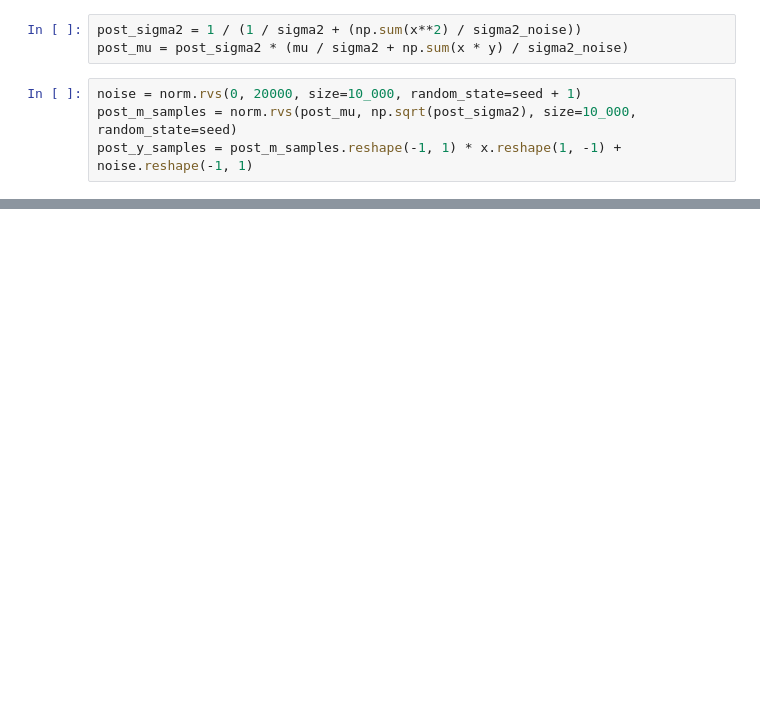
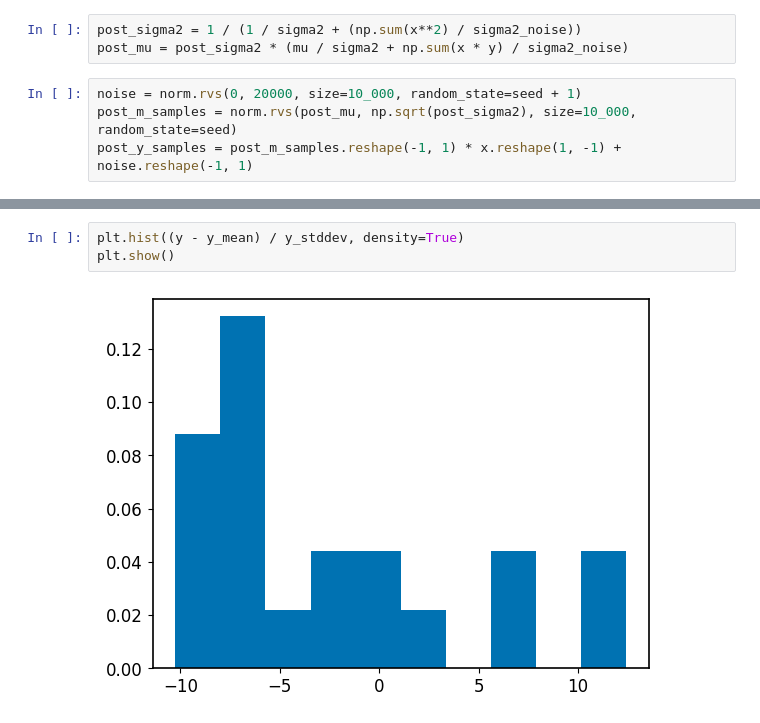
Before and after one commit to KrisNguyen135/Grokking-Bayes, a Jupyter notebook: ch04/02 - Bayesian linear regression.ipynb, the cells around one changed output, grey strips where cells are left out. Drawn from its saved outputs; the diff is of its cells as text; blank space fills up the shorter version.

```diff
--- a/ch04/02 - Bayesian linear regression.ipynb
+++ b/ch04/02 - Bayesian linear regression.ipynb
@@ -83 +90,6 @@ plt.show()
+# %%
+plt.hist((y - y_mean) / y_stddev, density=True)
+plt.show()
+# %% [output]
+[figure, added]
 # %%
```
Also changed, not shown: parts of 4 cells of this notebook, 7 other files.
